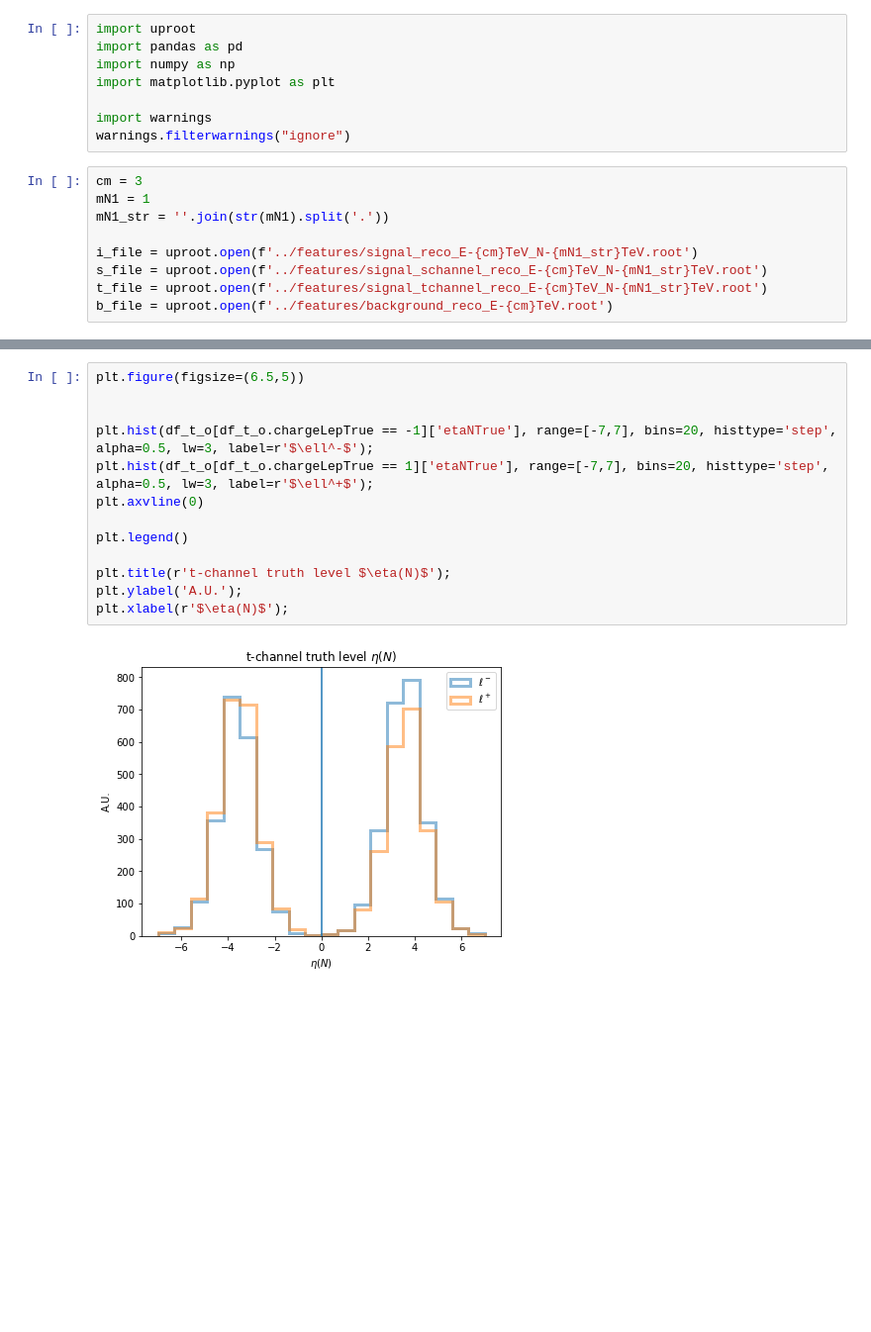
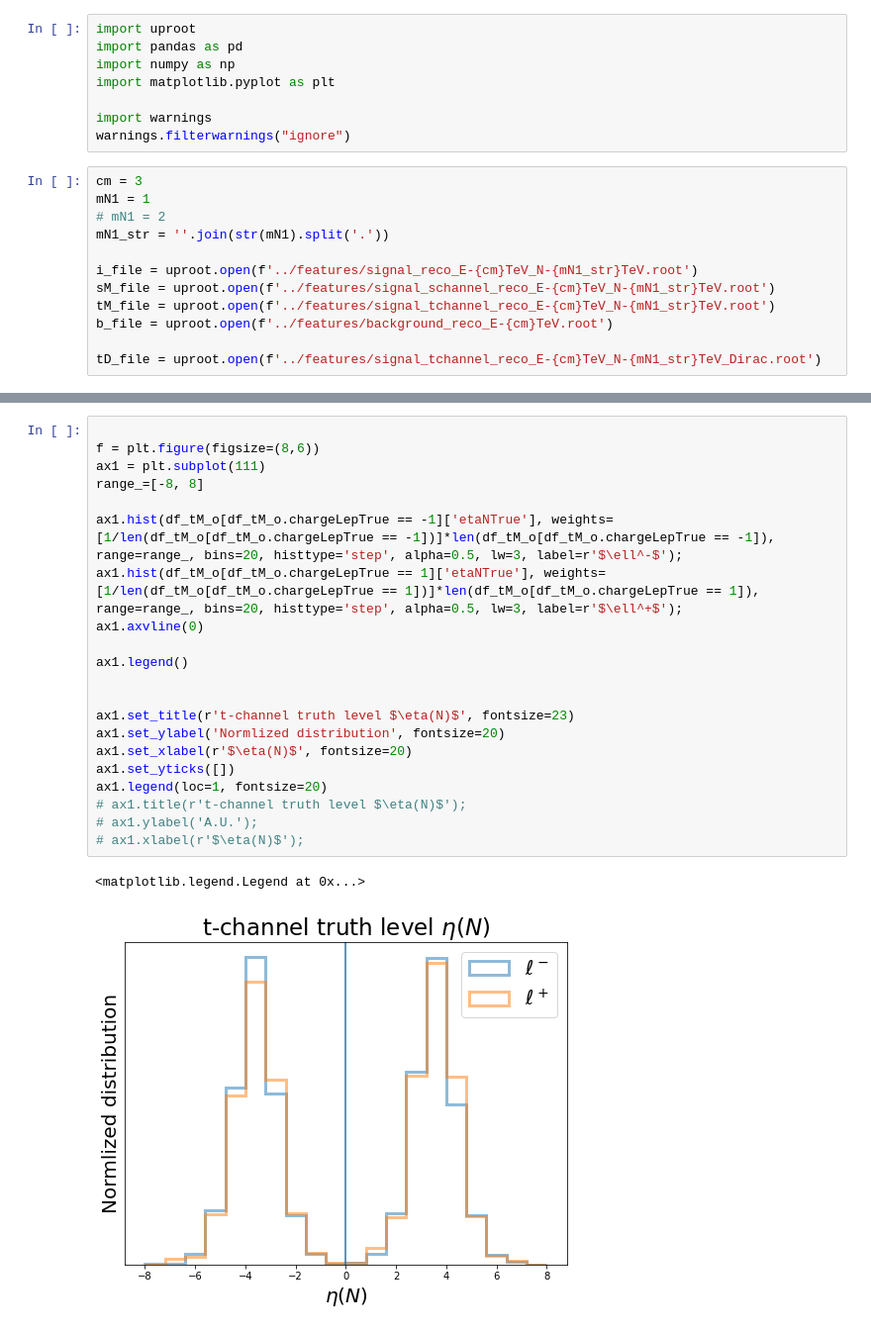
Before and after one commit to arock1/HNL_MuonCollider, a Jupyter notebook: python/ForwardBackwardAsy.ipynb, the cells around one changed output, grey strips where cells are left out. Shown: that part at 99% size. Drawn from its saved outputs; the diff is of its cells as text; blank space fills up the shorter version.

```diff
--- a/python/ForwardBackwardAsy.ipynb
+++ b/python/ForwardBackwardAsy.ipynb
@@ -9,10 +9,13 @@ warnings.filterwarnings("ignore")
 # %%
 cm = 3
 mN1 = 1
+# mN1 = 2
 mN1_str = ''.join(str(mN1).split('.'))
 
 i_file = uproot.open(f'../features/signal_reco_E-{cm}TeV_N-{mN1_str}TeV.root')
-s_file = uproot.open(f'../features/signal_schannel_reco_E-{cm}TeV_N-{mN1_str}TeV.root')
-t_file = uproot.open(f'../features/signal_tchannel_reco_E-{cm}TeV_N-{mN1_str}TeV.root')
+sM_file = uproot.open(f'../features/signal_schannel_reco_E-{cm}TeV_N-{mN1_str}TeV.root')
+tM_file = uproot.open(f'../features/signal_tchannel_reco_E-{cm}TeV_N-{mN1_str}TeV.root')
 b_file = uproot.open(f'../features/background_reco_E-{cm}TeV.root')
+
+tD_file = uproot.open(f'../features/signal_tchannel_reco_E-{cm}TeV_N-{mN1_str}TeV_Dirac.root')
 # %%
@@ -37,16 +41,25 @@ df_t_o = df_t.copy()
 df_b_o = df_b.copy()
 # %%
-plt.figure(figsize=(6.5,5))
+
+f = plt.figure(figsize=(8,6))
+ax1 = plt.subplot(111)
+range_=[-8, 8]
+
+ax1.hist(df_tM_o[df_tM_o.chargeLepTrue == -1]['etaNTrue'], weights=[1/len(df_tM_o[df_tM_o.chargeLepTrue == -1])]*len(df_tM_o[df_tM_o.chargeLepTrue == -1]), range=range_, bins=20, histtype='step', alpha=0.5, lw=3, label=r'$\ell^-$');
+ax1.hist(df_tM_o[df_tM_o.chargeLepTrue == 1]['etaNTrue'], weights=[1/len(df_tM_o[df_tM_o.chargeLepTrue == 1])]*len(df_tM_o[df_tM_o.chargeLepTrue == 1]), range=range_, bins=20, histtype='step', alpha=0.5, lw=3, label=r'$\ell^+$');
+ax1.axvline(0)
+
+ax1.legend()
 
 
-plt.hist(df_t_o[df_t_o.chargeLepTrue == -1]['etaNTrue'], range=[-7,7], bins=20, histtype='step', alpha=0.5, lw=3, label=r'$\ell^-$');
-plt.hist(df_t_o[df_t_o.chargeLepTrue == 1]['etaNTrue'], range=[-7,7], bins=20, histtype='step', alpha=0.5, lw=3, label=r'$\ell^+$');
-plt.axvline(0)
-
-plt.legend()
-
-plt.title(r't-channel truth level $\eta(N)$');
-plt.ylabel('A.U.');
-plt.xlabel(r'$\eta(N)$');
+ax1.set_title(r't-channel truth level $\eta(N)$', fontsize=23)
+ax1.set_ylabel('Normlized distribution', fontsize=20)
+ax1.set_xlabel(r'$\eta(N)$', fontsize=20)
+ax1.set_yticks([])
+ax1.legend(loc=1, fontsize=20)
+# ax1.title(r't-channel truth level $\eta(N)$');
+# ax1.ylabel('A.U.');
+# ax1.xlabel(r'$\eta(N)$');
 # %% [output]
+<matplotlib.legend.Legend at 0x...>
-[figure, old version]
+[figure, new version]
```
Also changed, not shown: parts of 46 cells of this notebook, 12 other files.
